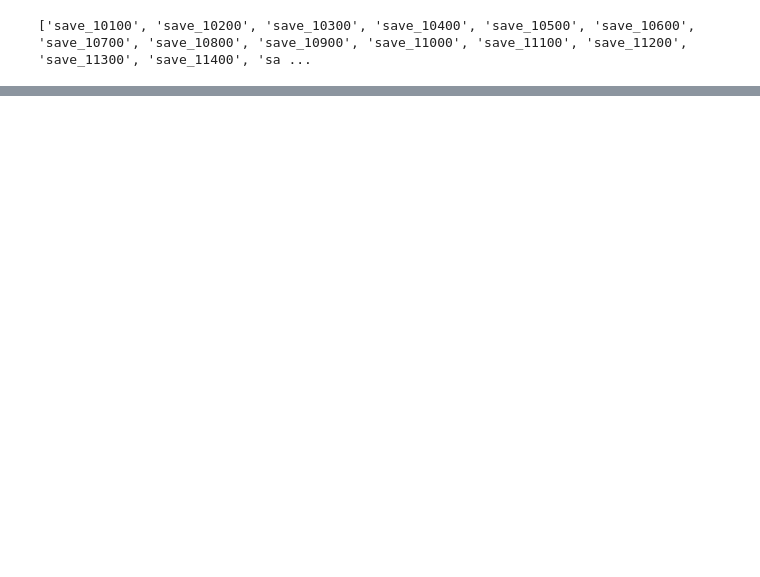
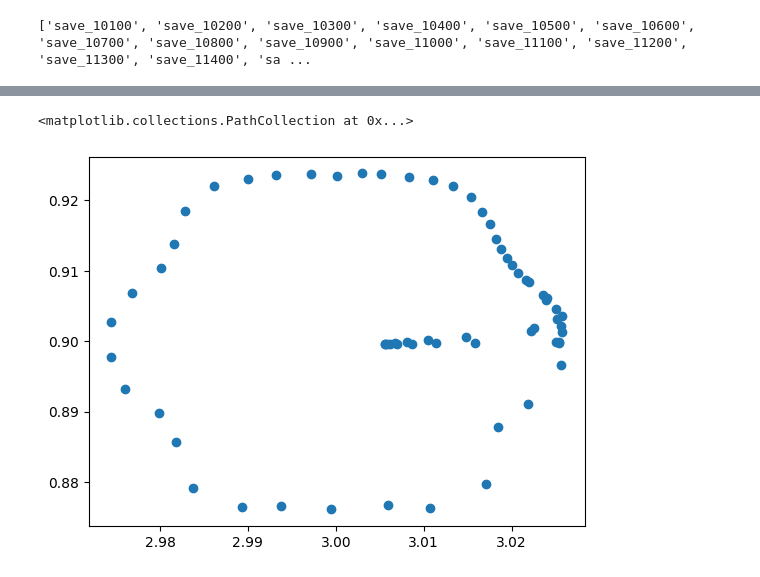
Before and after one commit to kevin866/pyiga, a Jupyter notebook: notebooks/read_json_data.ipynb, the cells around one changed output, grey strips where cells are left out. Cells and saved outputs as stored; diff of their text form; code cells hidden in the pictures; blank space fills up the shorter version.

```diff
--- a/notebooks/read_json_data.ipynb
+++ b/notebooks/read_json_data.ipynb
@@ -67,6 +76,23 @@ last_10_keys = list(data.keys())[-100:]
 print(last_10_keys)
 # %% [output]
 ['save_10100', 'save_10200', 'save_10300', 'save_10400', 'save_10500', 'save_10600', 'save_10700', 'save_10800', 'save_10900', 'save_11000', 'save_11100', 'save_11200', 'save_11300', 'save_11400', 'sa ...
+# %%
+for i in range(len(cpts)):
+    d = data[i]
+    cp = d['control_points']
+    we = d['weights']
+    # cpts = parse_str(cp)
+    # weights = parse_str(we)
+    for j in range(20):
+        cpt = np.array(cpts[j])
+        weight = np.array(weights[j])
+        cor = False
+        for k in range(len(cpt[0])):
+            if 0 <= cpt[0][k] < 0.1 and 0 <= cpt[1][k] < 0.1:
+                cor = True
+        if not cor:
+            print(i)
+            print(j)
 # %%
 for i in last_10_keys:
     d = data[i]
@@ -105,0 +140,24 @@ KeyboardInterrupt:
+# %%
+xys = cpt
+xscl = scale
+yscl = scale
+z1 = z[0]
+z2 = .3*z[1]
+max_distance = 0.3
+scaled_coords = [(x * xscl + z1, y * yscl + z2) for (x, y) in xys]
+segments = []
+segment = [scaled_coords[0]]
+for i in range(1, len(scaled_coords)):
+    dist = np.sqrt((scaled_coords[i][0] - segment[-1][0]) ** 2 +
+                    (scaled_coords[i][1] - segment[-1][1]) ** 2)
+    if dist <= max_distance:
+        segment.append(scaled_coords[i])
+    else:
+        segments.append(segment)
+        segment = [scaled_coords[i]]
+segments.append(segment)
+scaled_coords = np.array(scaled_coords)
+plt.scatter(scaled_coords[:,0] ,scaled_coords[:,1])
+# %% [output]
+<matplotlib.collections.PathCollection at 0x...>
+[figure, added]
```
Also changed, not shown: parts of 13 cells of this notebook, 2 other files.
